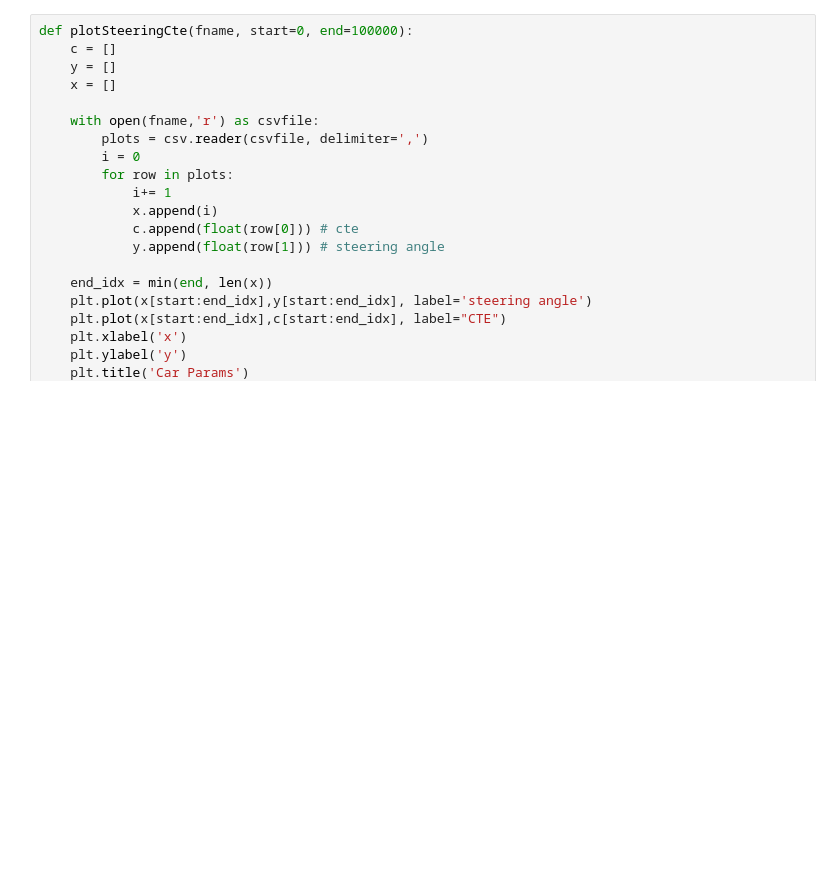
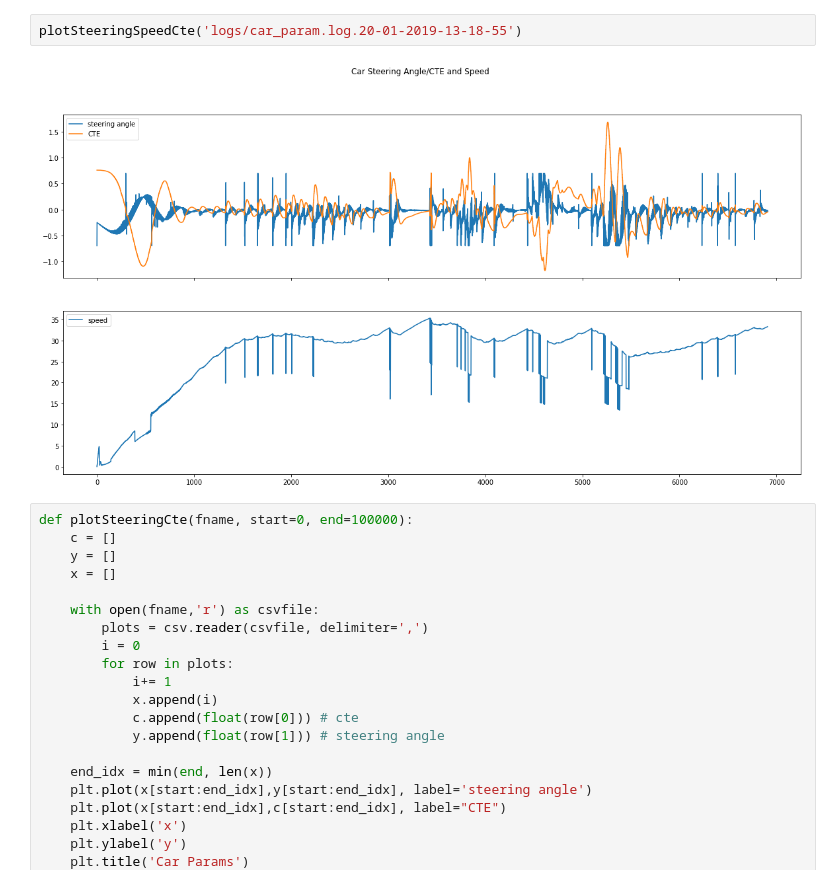
Before and after one commit to ysonggit/CarND-PID-Control-Project, a Jupyter notebook: Car Speed Log.ipynb, the cells around one changed output. Drawn from its saved outputs; the diff is of its cells as text; blank space fills up the shorter version.

```diff
--- a/Car Speed Log.ipynb
+++ b/Car Speed Log.ipynb
@@ -28,3 +33,7 @@ plt.show()
+# %%
+plotSteeringSpeedCte('logs/car_param.log.20-01-2019-13-18-55')
+# %% [output]
+[figure, added]
 # %%
 def plotSteeringCte(fname, start=0, end=100000):
     c = []
```
Also changed, not shown: parts of 3 cells of this notebook, 6 other files.
